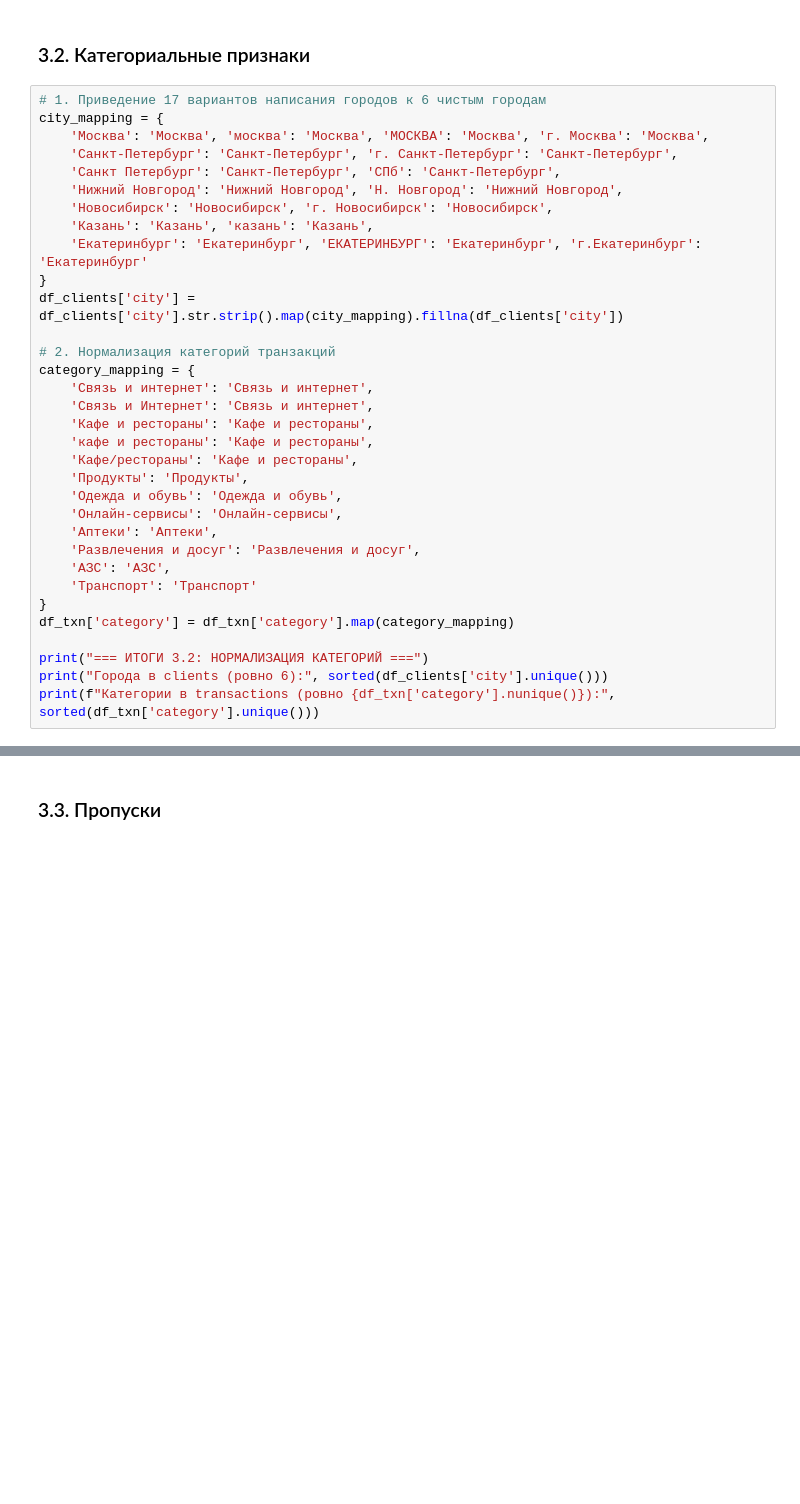
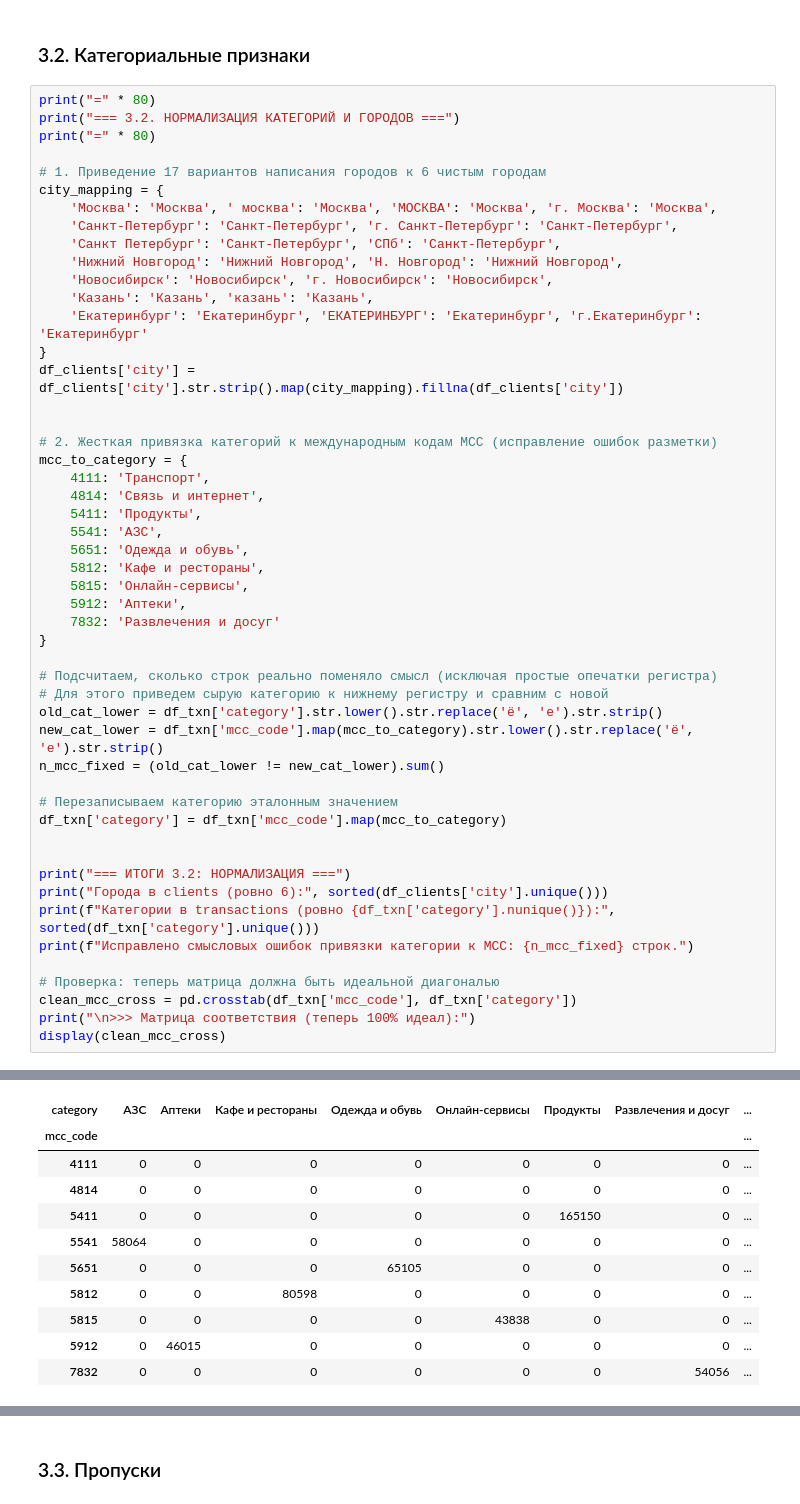
Before and after one commit to Blackartbl4/Tyapkov_Artyom_Lab1, a Jupyter notebook: 01_analysis.ipynb, the cells around one changed output, grey strips where cells are left out. Cells and saved outputs as stored; diff of their text form; blank space fills up the shorter version.

```diff
--- a/01_analysis.ipynb
+++ b/01_analysis.ipynb
@@ -564,9 +600,13 @@ print(f"Заменено аномальных доходов (-999 -> NaN): {n_n
 # %% [markdown]
 ### 3.2. Категориальные признаки
 # %%
+print("=" * 80)
+print("=== 3.2. НОРМАЛИЗАЦИЯ КАТЕГОРИЙ И ГОРОДОВ ===")
+print("=" * 80)
+
 # 1. Приведение 17 вариантов написания городов к 6 чистым городам
 city_mapping = {
-    'Москва': 'Москва', 'москва': 'Москва', 'МОСКВА': 'Москва', 'г. Москва': 'Москва',
+    'Москва': 'Москва', ' москва': 'Москва', 'МОСКВА': 'Москва', 'г. Москва': 'Москва',
     'Санкт-Петербург': 'Санкт-Петербург', 'г. Санкт-Петербург': 'Санкт-Петербург',
     'Санкт Петербург': 'Санкт-Петербург', 'СПб': 'Санкт-Петербург',
     'Нижний Новгород': 'Нижний Новгород', 'Н. Новгород': 'Нижний Новгород',
@@ -576,24 +616,37 @@ city_mapping = {
 }
 df_clients['city'] = df_clients['city'].str.strip().map(city_mapping).fillna(df_clients['city'])
 
-# 2. Нормализация категорий транзакций
-category_mapping = {
-    'Связь и интернет': 'Связь и интернет',
-    'Связь и Интернет': 'Связь и интернет',
-    'Кафе и рестораны': 'Кафе и рестораны',
-    'кафе и рестораны': 'Кафе и рестораны',
-    'Кафе/рестораны': 'Кафе и рестораны',
-    'Продукты': 'Продукты',
-    'Одежда и обувь': 'Одежда и обувь',
-    'Онлайн-сервисы': 'Онлайн-сервисы',
-    'Аптеки': 'Аптеки',
-    'Развлечения и досуг': 'Развлечения и досуг',
-    'АЗС': 'АЗС',
-    'Транспорт': 'Транспорт'
+
+# 2. Жесткая привязка категорий к международным кодам MCC (исправление ошибок разметки)
+mcc_to_category = {
+    4111: 'Транспорт',
+    4814: 'Связь и интернет',
+    5411: 'Продукты',
+    5541: 'АЗС',
+    5651: 'Одежда и обувь',
+    5812: 'Кафе и рестораны',
+    5815: 'Онлайн-сервисы',
+    5912: 'Аптеки',
+    7832: 'Развлечения и досуг'
 }
-df_txn['category'] = df_txn['category'].map(category_mapping)
 
-print("=== ИТОГИ 3.2: НОРМАЛИЗАЦИЯ КАТЕГОРИЙ ===")
+# Подсчитаем, сколько строк реально поменяло смысл (исключая простые опечатки регистра)
+# Для этого приведем сырую категорию к нижнему регистру и сравним с новой
+old_cat_lower = df_txn['category'].str.lower().str.replace('ё', 'е').str.strip()
+new_cat_lower = df_txn['mcc_code'].map(mcc_to_category).str.lower().str.replace('ё', 'е').str.strip()
+n_mcc_fixed = (old_cat_lower != new_cat_lower).sum()
+
+# Перезаписываем категорию эталонным значением
+df_txn['category'] = df_txn['mcc_code'].map(mcc_to_category)
+
+
+print("=== ИТОГИ 3.2: НОРМАЛИЗАЦИЯ ===")
 print("Города в clients (ровно 6):", sorted(df_clients['city'].unique()))
 print(f"Категории в transactions (ровно {df_txn['category'].nunique()}):", sorted(df_txn['category'].unique()))
+print(f"Исправлено смысловых ошибок привязки категории к MCC: {n_mcc_fixed} строк.")
+
+# Проверка: теперь матрица должна быть идеальной диагональю
+clean_mcc_cross = pd.crosstab(df_txn['mcc_code'], df_txn['category'])
+print("\n>>> Матрица соответствия (теперь 100% идеал):")
+display(clean_mcc_cross)
 # %% [output]
@@ -602,0 +662,11 @@ print(f"Категории в transactions (ровно {df_txn['category'].nuniq
+| category | АЗС | Аптеки | Кафе и рестораны | Одежда и обувь | Онлайн-сервисы | Продукты | Развлечения и досуг | ... |
+| mcc_code |  |  |  |  |  |  |  | ... |
+| 4111 | 0 | 0 | 0 | 0 | 0 | 0 | 0 | ... |
+| 4814 | 0 | 0 | 0 | 0 | 0 | 0 | 0 | ... |
+| 5411 | 0 | 0 | 0 | 0 | 0 | 165150 | 0 | ... |
+| 5541 | 58064 | 0 | 0 | 0 | 0 | 0 | 0 | ... |
+| 5651 | 0 | 0 | 0 | 65105 | 0 | 0 | 0 | ... |
+| 5812 | 0 | 0 | 80598 | 0 | 0 | 0 | 0 | ... |
+| 5815 | 0 | 0 | 0 | 0 | 43838 | 0 | 0 | ... |
+| 5912 | 0 | 46015 | 0 | 0 | 0 | 0 | 0 | ... |
+| 7832 | 0 | 0 | 0 | 0 | 0 | 0 | 54056 | ... |
```
Also changed, not shown: parts of 13 cells of this notebook.
